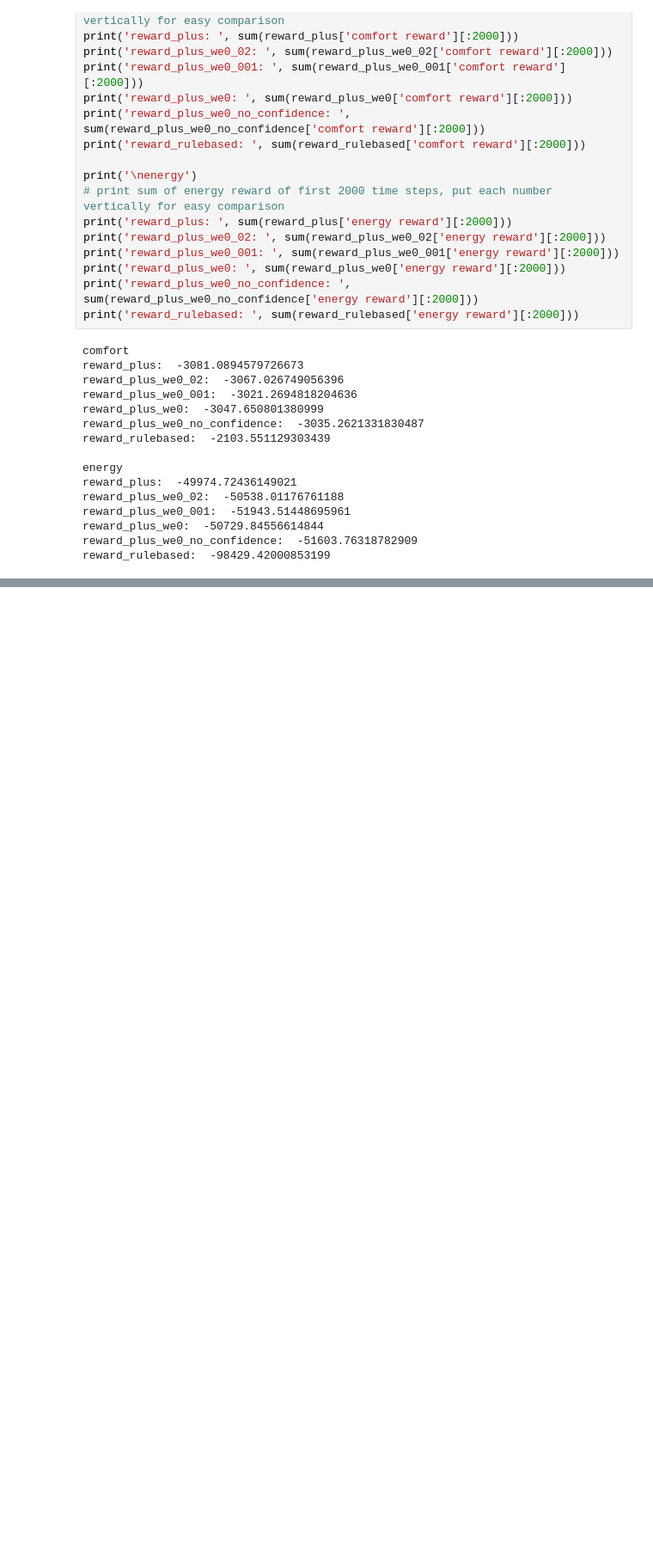
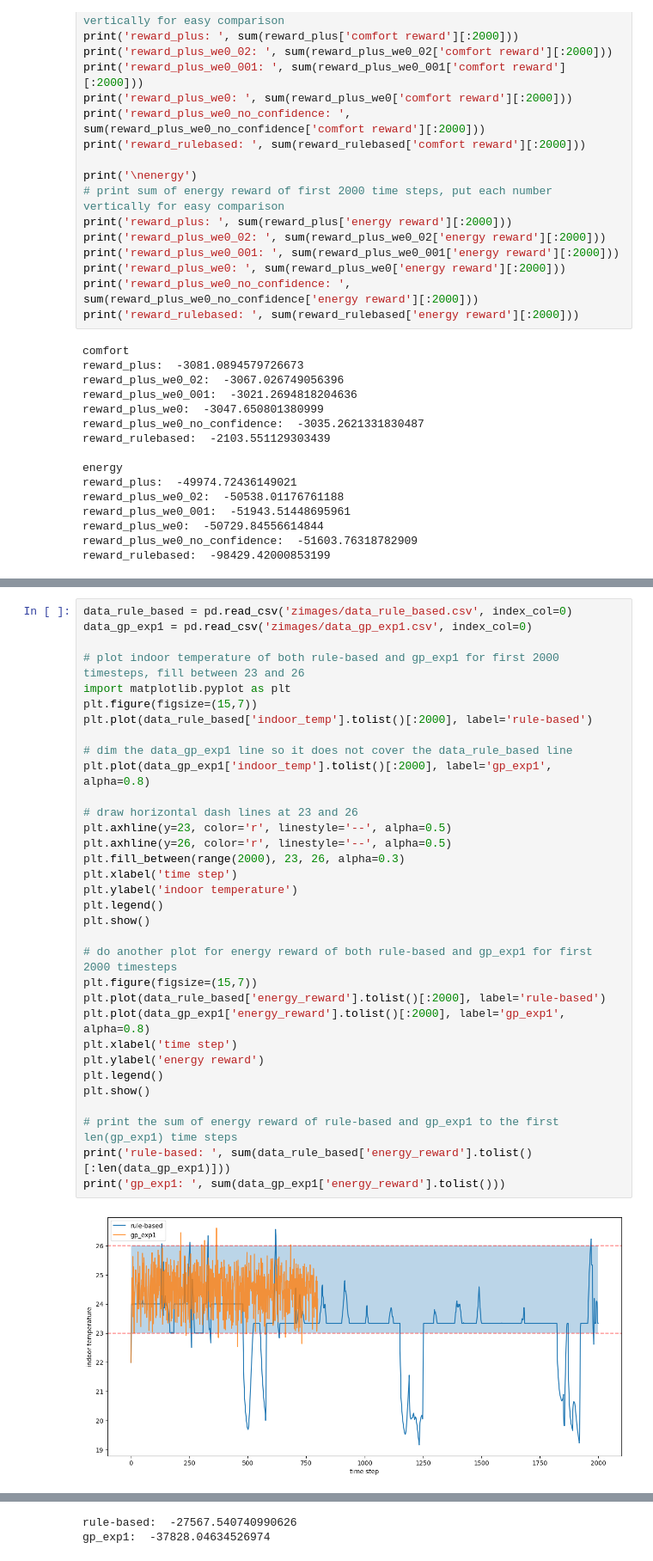
Before and after one commit to ryeii/1b7cb, a Jupyter notebook: reader.ipynb, the cells around one changed output, grey strips where cells are left out. Shown: that part at 86% size. Saved outputs shown, nothing was run; the diff lists cells and outputs as text; blank space fills up the shorter version.

```diff
--- a/reader.ipynb
+++ b/reader.ipynb
@@ -55,0 +78,35 @@ reward_rulebased:  -98429.42000853199
+# %%
+data_rule_based = pd.read_csv('zimages/data_rule_based.csv', index_col=0)
+data_gp_exp1 = pd.read_csv('zimages/data_gp_exp1.csv', index_col=0)
+
+# plot indoor temperature of both rule-based and gp_exp1 for first 2000 timesteps, fill between 23 and 26
+import matplotlib.pyplot as plt
+plt.figure(figsize=(15,7))
+plt.plot(data_rule_based['indoor_temp'].tolist()[:2000], label='rule-based')
+
+# dim the data_gp_exp1 line so it does not cover the data_rule_based line
+plt.plot(data_gp_exp1['indoor_temp'].tolist()[:2000], label='gp_exp1', alpha=0.8)
+
+# draw horizontal dash lines at 23 and 26
+plt.axhline(y=23, color='r', linestyle='--', alpha=0.5)
+plt.axhline(y=26, color='r', linestyle='--', alpha=0.5)
+plt.fill_between(range(2000), 23, 26, alpha=0.3)
+plt.xlabel('time step')
+plt.ylabel('indoor temperature')
+plt.legend()
+plt.show()
+
+# do another plot for energy reward of both rule-based and gp_exp1 for first 2000 timesteps
+plt.figure(figsize=(15,7))
+plt.plot(data_rule_based['energy_reward'].tolist()[:2000], label='rule-based')
+plt.plot(data_gp_exp1['energy_reward'].tolist()[:2000], label='gp_exp1', alpha=0.8)
+plt.xlabel('time step')
+plt.ylabel('energy reward')
+plt.legend()
+plt.show()
+
+# print the sum of energy reward of rule-based and gp_exp1 to the first len(gp_exp1) time steps
+print('rule-based: ', sum(data_rule_based['energy_reward'].tolist()[:len(data_gp_exp1)]))
+print('gp_exp1: ', sum(data_gp_exp1['energy_reward'].tolist()))
+# %% [output]
+[figure, added]
@@ -55,0 +114,2 @@ reward_rulebased:  -98429.42000853199
+rule-based:  -27567.540740990626
+gp_exp1:  -37828.04634526974
```
Also changed, not shown: parts of 2 cells of this notebook, 9 other files.
